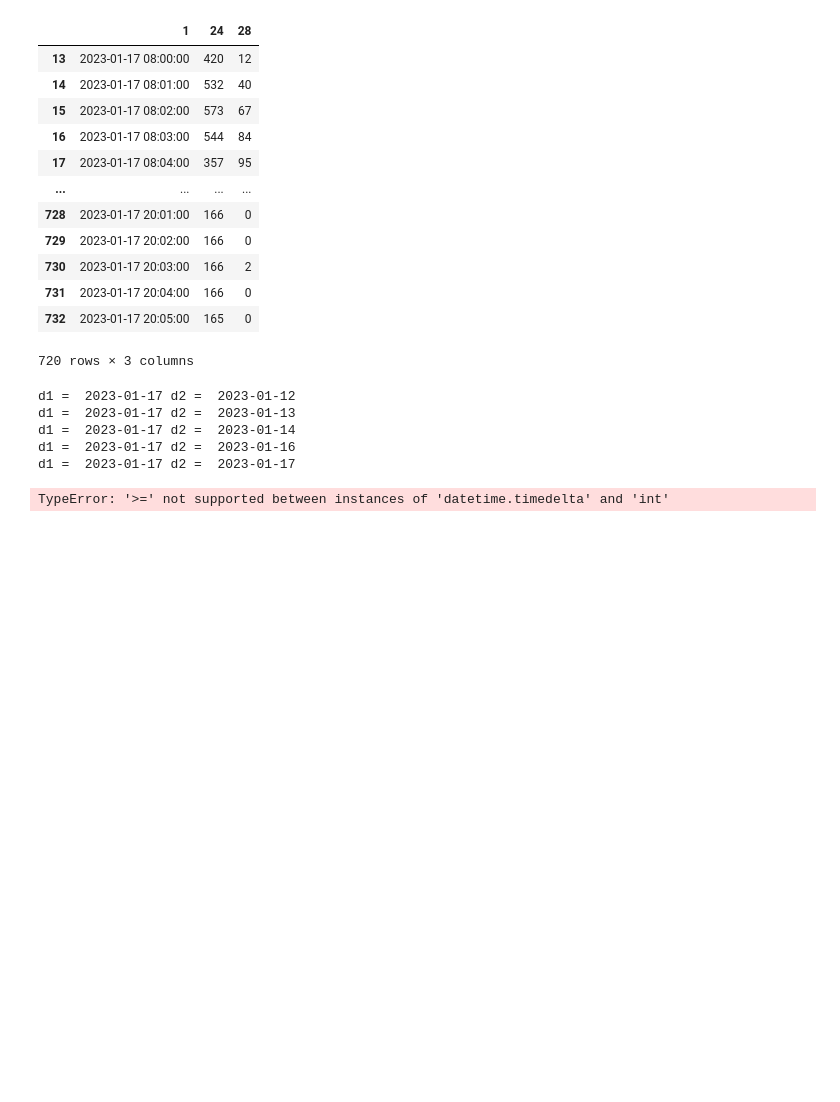
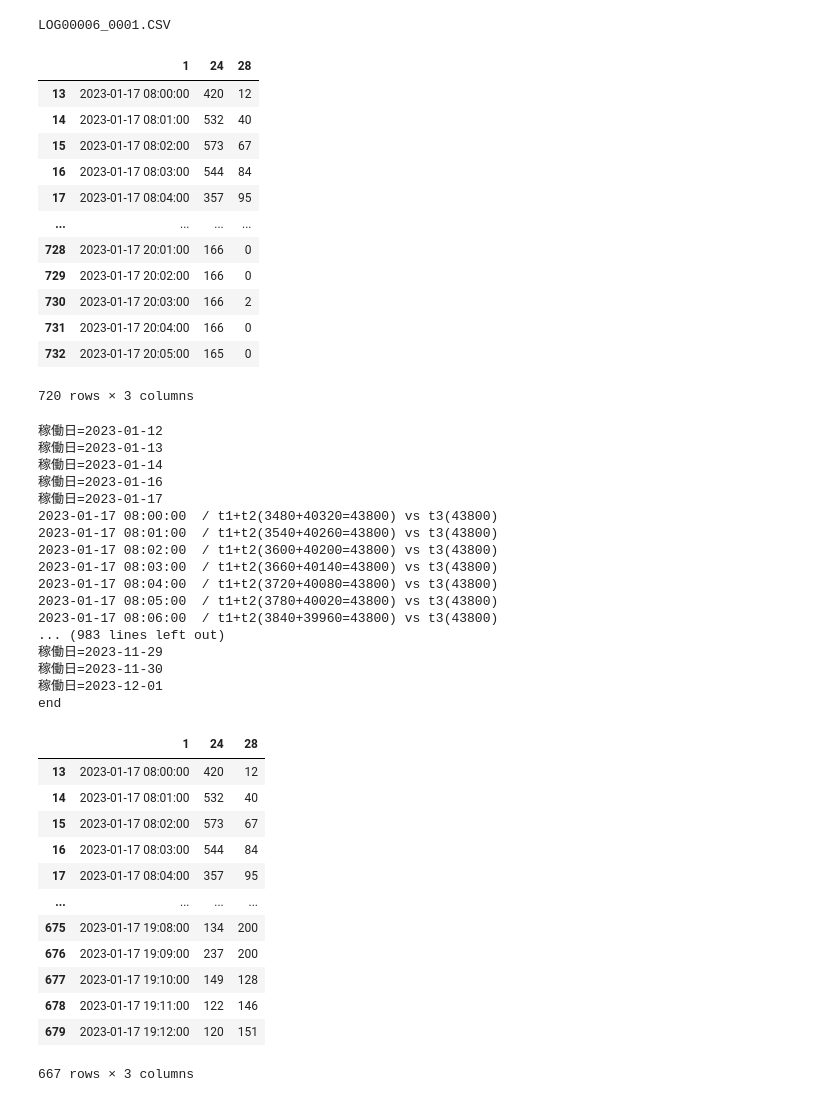
Before and after one commit to keymar0725/firstChiceDataAnalysis, a Jupyter notebook: pick_parameter.ipynb, the cells around one changed output. Saved outputs shown, nothing was run; the diff lists cells and outputs as text; code cells hidden in the pictures; blank space fills up the shorter version.

```diff
--- a/pick_parameter.ipynb
+++ b/pick_parameter.ipynb
@@ -2,14 +2,10 @@
 #!/usr/bin/env python3
 import csv
 import sys
-import matplotlib.pyplot as plt
 import pandas as pd
-import numpy as np
 import os
 import os.path
 import datetime
-from matplotlib import rc
-import pathlib
 import glob
 
 out_dir = "picked/"
@@ -17,7 +13,6 @@ os.makedirs(out_dir, exist_ok=True)
 
 import_file = 'C:/Users/0296/TAKAHASHI(Local)/firstChiceDataAnalysis/out/11_20231219.csv'
 col_name = range(1,4,1)
-df_import = pd.read_csv(import_file, names = col_name, encoding="cp932", delimiter=",", dtype="object")
+df_import = pd.read_csv(import_file, names = col_name, encoding="shift_jis", delimiter=",", dtype="object")
 df_import[1] = (pd.to_datetime(df_import[1])).dt.round("min")
 df_import[2] = (pd.to_datetime(df_import[2])).dt.round("min")
-df_import
@@ -47,8 +28,8 @@ os.chdir(log6_dir)
 log6_list = glob.glob("LOG00006_*.CSV")
 # %%
 col_name = range(1,29,1)
-df = pd.read_csv(log6_list[0], names = col_name, encoding="cp932", delimiter=",", dtype="object")
-
+df = pd.read_csv(log6_list[0], names = col_name, encoding="shift_jis", delimiter=",", dtype="object")
+print(log6_list[0])
 # record_num = int(df_data.iloc[0,1])
 # print("Record number = ",record_num)
 
@@ -66,6 +47,7 @@ df0 = pd.DataFrame(data)
 df0[1] = (pd.to_datetime(df0[1])).dt.round("min")
 _df
 # %% [output]
+LOG00006_0001.CSV
 |  | 1 | 24 | 28 |
 | 13 | 2023-01-17 08:00:00 | 420 | 12 |
 | 14 | 2023-01-17 08:01:00 | 532 | 40 |
@@ -78,25 +60,55 @@ _df
 | 730 | 2023-01-17 20:03:00 | 166 | 2 |
 | 731 | 2023-01-17 20:04:00 | 166 | 0 |
 | 732 | 2023-01-17 20:05:00 | 165 | 0 |
-720 rows × 3 columns
+720 rows × 3 columns
 # %%
-for i,j in zip(range(0,len(df_import)), range(0,len(_df))):
-    day1 = _df.iloc[j,0].date()
-    day2 = df_import.iloc[i,0].date()
-    print('d1 = ',day1, 'd2 = ', day2)
-
-    if day1 == day2:
-        day3 = df_import.iloc[i,1].date()
-        if day1-day2>=0 and day2-day3>=0:
-            print(_df.iloc[j,1])
+for i in range(0,len(df_import)):
+    print('稼働日={0}'.format(df_import.iloc[i,0].date()))
+    drop_list = []
+    for j in range(0,len(_df)):
+        if _df.iloc[j,0].date() == df_import.iloc[i,0].date():
+            t1 = int((_df.iloc[j,0] - df_import.iloc[i,0]).seconds)
+            t2 = int((df_import.iloc[i,1] - _df.iloc[j,0]).seconds)
+            t3 = int((df_import.iloc[i,1] - df_import.iloc[i,0]).seconds)
+            if t1+t2==t3:
+                print(_df.iloc[j,0], ' / t1+t2({0}+{1}={2}) vs t3({3})'.format(t1,t2,t1+t2,t3))
+            else:
+                # print('{0}は生産時間外です'.format(_df.iloc[j,0]))
+                drop_list.append(j)
         else:
-            continue
-    else:
-        continue
+            drop_list.append(j)
+    df2 = _df.drop(_df.index[drop_list])
+    df0 = pd.concat([df0,df2])
+print('end')
+df0
 # %% [output]
-d1 =  2023-01-17 d2 =  2023-01-12
-d1 =  2023-01-17 d2 =  2023-01-13
-d1 =  2023-01-17 d2 =  2023-01-14
-d1 =  2023-01-17 d2 =  2023-01-16
-d1 =  2023-01-17 d2 =  2023-01-17
+稼働日=2023-01-12
+稼働日=2023-01-13
+稼働日=2023-01-14
+稼働日=2023-01-16
+稼働日=2023-01-17
+2023-01-17 08:00:00  / t1+t2(3480+40320=43800) vs t3(43800)
+2023-01-17 08:01:00  / t1+t2(3540+40260=43800) vs t3(43800)
+2023-01-17 08:02:00  / t1+t2(3600+40200=43800) vs t3(43800)
+2023-01-17 08:03:00  / t1+t2(3660+40140=43800) vs t3(43800)
+2023-01-17 08:04:00  / t1+t2(3720+40080=43800) vs t3(43800)
+2023-01-17 08:05:00  / t1+t2(3780+40020=43800) vs t3(43800)
+2023-01-17 08:06:00  / t1+t2(3840+39960=43800) vs t3(43800)
+... (983 lines left out)
+稼働日=2023-11-29
+稼働日=2023-11-30
+稼働日=2023-12-01
+end
+|  | 1 | 24 | 28 |
+| 13 | 2023-01-17 08:00:00 | 420 | 12 |
+| 14 | 2023-01-17 08:01:00 | 532 | 40 |
+| 15 | 2023-01-17 08:02:00 | 573 | 67 |
+| 16 | 2023-01-17 08:03:00 | 544 | 84 |
+| 17 | 2023-01-17 08:04:00 | 357 | 95 |
+| ... | ... | ... | ... |
+| 675 | 2023-01-17 19:08:00 | 134 | 200 |
+| 676 | 2023-01-17 19:09:00 | 237 | 200 |
+| 677 | 2023-01-17 19:10:00 | 149 | 128 |
+| 678 | 2023-01-17 19:11:00 | 122 | 146 |
+| 679 | 2023-01-17 19:12:00 | 120 | 151 |
-TypeError: '>=' not supported between instances of 'datetime.timedelta' and 'int'
+667 rows × 3 columns
```
Also changed, not shown: parts of 6 cells of this notebook, 7 other files.
